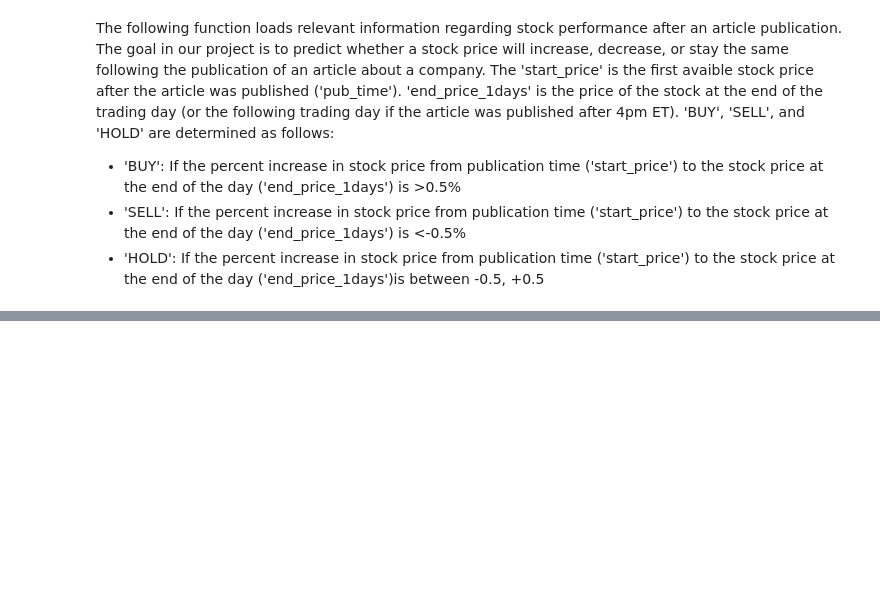
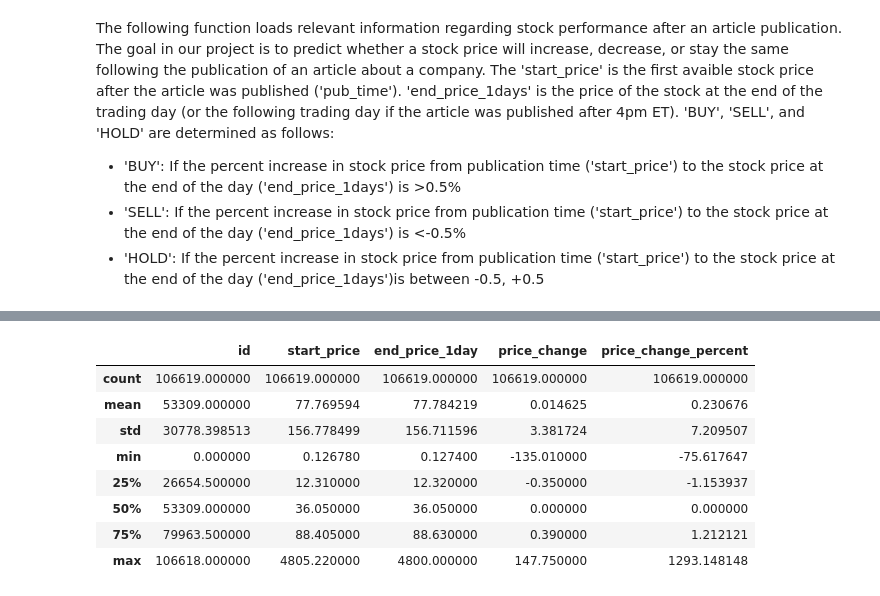
Before and after one commit to philipbasaric/cmpe351, a Jupyter notebook: EDA.ipynb, the cells around one changed output, grey strips where cells are left out. Saved outputs shown, nothing was run; the diff lists cells and outputs as text; code cells hidden in the pictures; blank space fills up the shorter version.

```diff
--- a/EDA.ipynb
+++ b/EDA.ipynb
@@ -82,0 +101,12 @@ df
+# %%
+df.describe()
+# %% [output]
+|  | id | start_price | end_price_1day | price_change | price_change_percent |
+| count | 106619.000000 | 106619.000000 | 106619.000000 | 106619.000000 | 106619.000000 |
+| mean | 53309.000000 | 77.769594 | 77.784219 | 0.014625 | 0.230676 |
+| std | 30778.398513 | 156.778499 | 156.711596 | 3.381724 | 7.209507 |
+| min | 0.000000 | 0.126780 | 0.127400 | -135.010000 | -75.617647 |
+| 25% | 26654.500000 | 12.310000 | 12.320000 | -0.350000 | -1.153937 |
+| 50% | 53309.000000 | 36.050000 | 36.050000 | 0.000000 | 0.000000 |
+| 75% | 79963.500000 | 88.405000 | 88.630000 | 0.390000 | 1.212121 |
+| max | 106618.000000 | 4805.220000 | 4800.000000 | 147.750000 | 1293.148148 |
```
Also changed, not shown: parts of 8 cells of this notebook.
